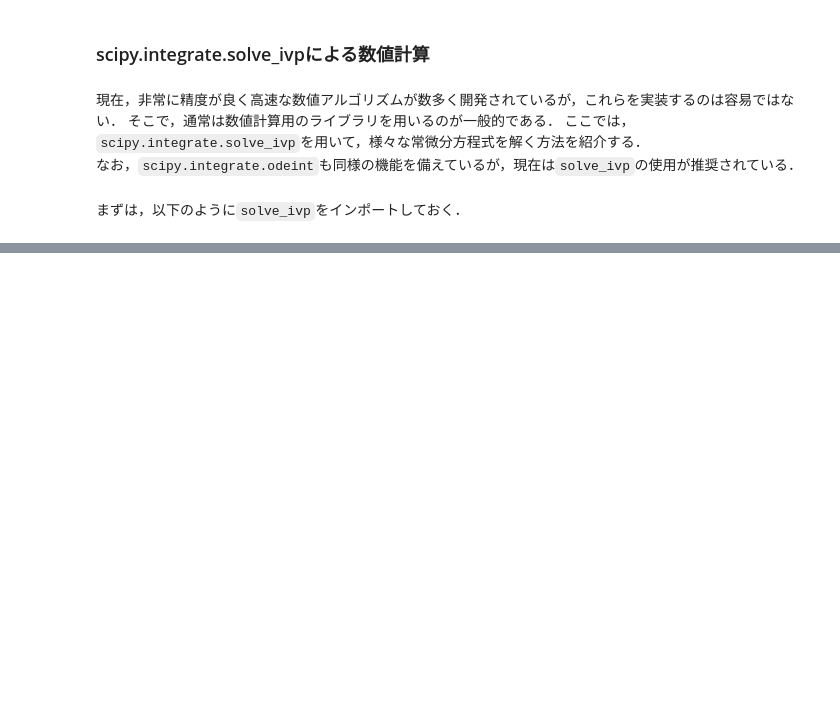
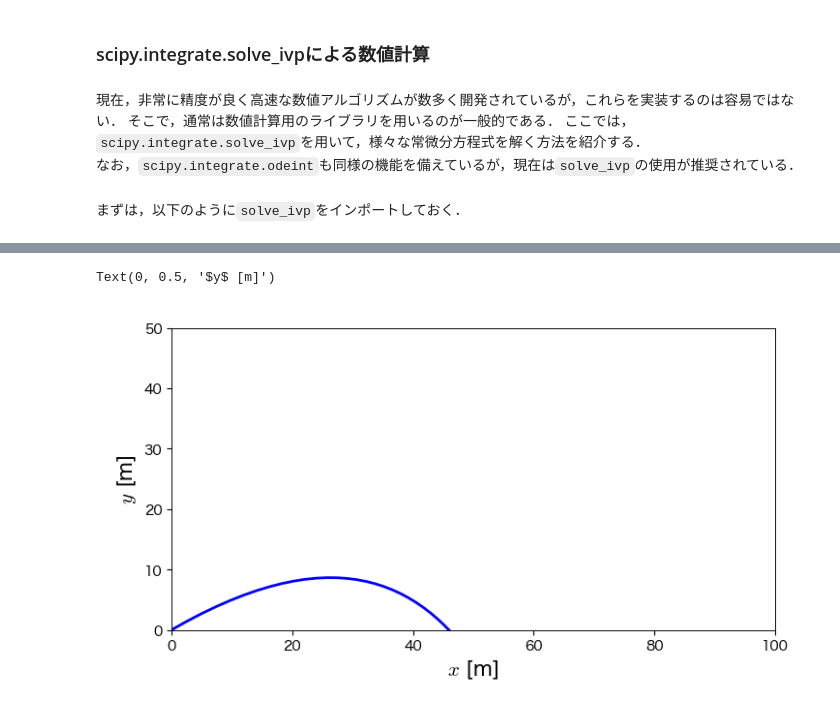
Before and after one commit to tnarizuka/modeling_simulation, a Jupyter notebook: _build/jupyter_execute/chap_5/5_diff_eq.ipynb, the cells around one changed output, grey strips where cells are left out. Saved outputs shown, nothing was run; the diff lists cells and outputs as text; code cells hidden in the pictures; blank space fills up the shorter version.

```diff
--- a/_build/jupyter_execute/chap_5/5_diff_eq.ipynb
+++ b/_build/jupyter_execute/chap_5/5_diff_eq.ipynb
@@ -428,0 +486,34 @@ ax.plot(T, N0*np.exp(a*T), lw=2)
+# %%
+def ode_projectile(t, var, m_k):
+    '''
+    斜方投射（空気抵抗あり）の運動方程式
+    ---
+    m_k: m/k
+    '''
+    x, y, vx, vy = var
+    dxdt = vx
+    dydt = vy
+    dvxdt = -vx/m_k
+    dvydt = -g - vy/m_k
+
+    return [dxdt, dydt, dvxdt, dvydt]
+# %%
+# 数値計算
+x0, y0, v0, ag0 = 0, 0, 30, np.radians(30) # 初期位置 [m], 初速 [m/s]，投射角 [rad]
+g = 9.8 # 重力加速度 [m/s^2]
+m_k = 3 # 質量と抵抗係数の比（m/k） [s]
+t = np.arange(0, 6, 0.1)
+
+var0 = [x0, y0, v0*np.cos(ag0), v0*np.sin(ag0)] # [x0, y0, vx, vz]
+sol = solve_ivp(ode_projectile, [t[0], t[-1]], var0, method='RK45', t_eval=t, args=[m_k])
+# %%
+fig, ax = plt.subplots(figsize=(8, 4))
+ax.plot(sol.y[0], sol.y[1], 'b', lw=2)
+
+ax.set_aspect('equal')
+ax.set_xlim(0, 100); ax.set_ylim(0, 50)
+ax.set_xlabel('$x$ [m]', fontsize=15)
+ax.set_ylabel('$y$ [m]', fontsize=15)
+# %% [output]
+Text(0, 0.5, '$y$ [m]')
+[figure, added]
```
Also changed, not shown: parts of 12 cells of this notebook, 13 other files.
